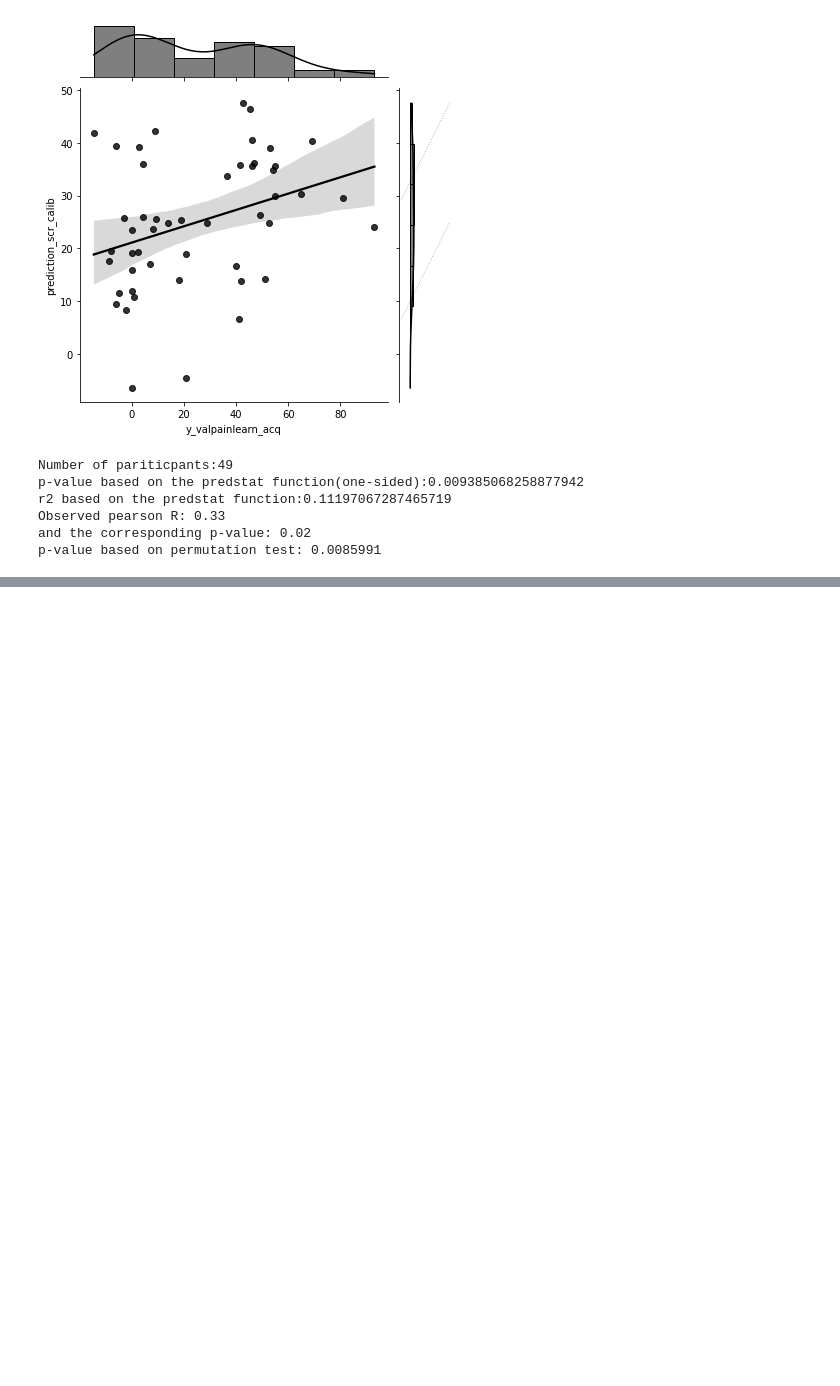
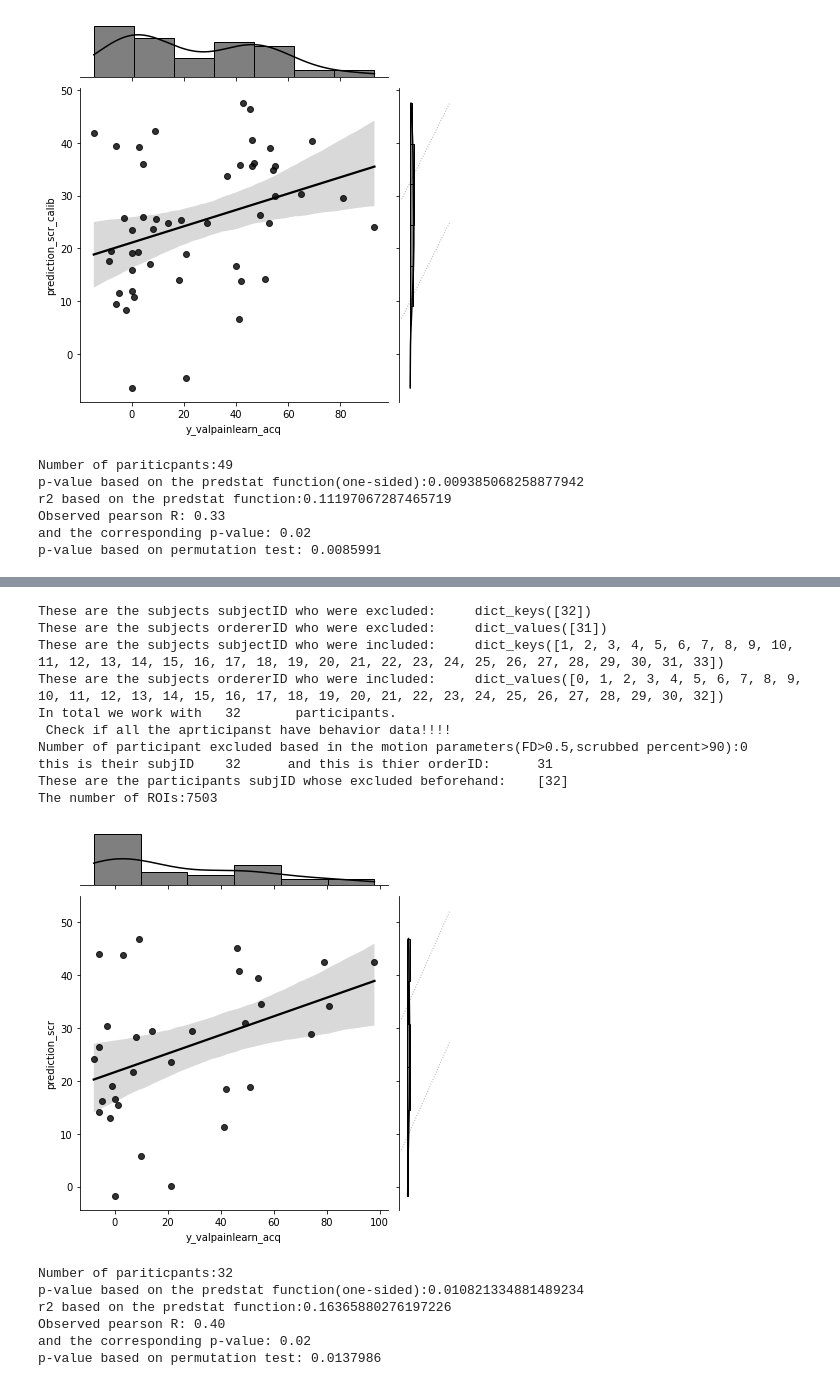
Before and after one commit to kincsesbalint/paintone_rsn, a Jupyter notebook: notebooks/validation.ipynb, the cells around one changed output, grey strips where cells are left out. Cells and saved outputs as stored; diff of their text form; code cells hidden in the pictures; blank space fills up the shorter version.

Commit message:
validation on extended sample

```diff
--- a/notebooks/validation.ipynb
+++ b/notebooks/validation.ipynb
@@ -281,0 +265,72 @@ concat_feature.to_csv("C:/Users/lenov/PycharmProjects/paintone_rsn/data_in/valid
+# %%
+pathtovalidationsmpl_1="C:/Users/lenov/PycharmProjects/paintone_rsn/data_in/validation_smpl1/"
+vs1_dict_subjID_idx = load_subjectiid(pathtovalidationsmpl_1+'subjectsIDs.txt')
+vs1_subjID_idx_incl, subjID_idx_excl,motioninf_curr = exclusion(pathtovalidationsmpl_1+'motion_summary.csv',
+                                             dict_subjID_idx=vs1_dict_subjID_idx,
+                                             excl_subj=[32],
+                                             FD_limit=0.5,
+                                             percscrublimit = 90) #8,17,20,24,26,
+# 5-felt asleep during the scan,but he is removed anyway bc of motion
+# 32-incidental finding, registration does not work well
+timeseries_vs1, \
+labels, \
+loadedsubjpath, \
+vectorizedlabels, \
+listoflabelpairs = load_timeseries(pathtovalidationsmpl_1+'regional_timeseries/',
+                                   vs1_subjID_idx_incl.values(),
+                                   fddir=[pathtovalidationsmpl_1+"calculate_FD_Power/mapflow/"],
+                                   numofexlcvolsatthebeg=0)
+X, cm = connectivity_matrix(timeseries_vs1)
+
+vs1_features_scr = pd.DataFrame(X,
+            columns=(vectorizedlabels),
+            index = vs1_subjID_idx_incl.keys())
+
+# load behavior data which was preprocessed with R
+vs1_behav = pd.read_csv(pathtovalidationsmpl_1+'validation_smpl1_behav.csv', #allbehavdata.csv',
+                         index_col=['sub'],
+                          ).loc[vs1_subjID_idx_incl.keys(),:]
+
+vs1_behav['prediction_scr']=m_scr.predict(vs1_features_scr.to_numpy())
+# vs1_behav['prediction_scr_firstvolsexcl']=m0_scr_first5excl.predict(vs1_features_scr)
+obsvar='y_valpainlearn_acq'
+predvar='prediction_scr'
+dataset=vs1_behav
+myml.plot_prediction(dataset[obsvar],dataset[predvar])
+p_value_myml, r_2_myml, residual, regline = myml.pred_stat(dataset[obsvar],
+                                                           dataset[predvar],robust=False,
+                                                           regside='greater')
+print('Number of pariticpants:'+str(len(dataset)))
+print('p-value based on the predstat function(one-sided):' + str(p_value_myml))
+print('r2 based on the predstat function:' + str(r_2_myml))
+print('Observed pearson R: %.2f' % pearsonr(dataset[obsvar],
+                                            dataset[predvar])[0])
+print('and the corresponding p-value: %.2f' % pearsonr(dataset[obsvar],
+                                                       dataset[predvar])[1])
+
+
+p_value_perm = myml.permutation_test(dataset[obsvar],
+                                dataset[predvar],
+                           method='approximate',
+                           func=lambda x, y: np.corrcoef(x,y)[1][0],
+                           num_rounds=10000,
+                           seed=0)
+print('p-value based on permutation test: %.7f' % p_value_perm)
+# %% [output]
+These are the subjects subjectID who were excluded:     dict_keys([32])
+These are the subjects ordererID who were excluded:     dict_values([31])
+These are the subjects subjectID who were included:     dict_keys([1, 2, 3, 4, 5, 6, 7, 8, 9, 10, 11, 12, 13, 14, 15, 16, 17, 18, 19, 20, 21, 22, 23, 24, 25, 26, 27, 28, 29, 30, 31, 33])
+These are the subjects ordererID who were included:     dict_values([0, 1, 2, 3, 4, 5, 6, 7, 8, 9, 10, 11, 12, 13, 14, 15, 16, 17, 18, 19, 20, 21, 22, 23, 24, 25, 26, 27, 28, 29, 30, 32])
+In total we work with   32       participants.
+ Check if all the aprticipanst have behavior data!!!!
+Number of participant excluded based in the motion parameters(FD>0.5,scrubbed percent>90):0
+this is their subjID    32      and this is thier orderID:      31
+These are the participants subjID whose excluded beforehand:    [32]
+The number of ROIs:7503
+[figure, added]
+Number of pariticpants:32
+p-value based on the predstat function(one-sided):0.010821334881489234
+r2 based on the predstat function:0.16365880276197226
+Observed pearson R: 0.40
+and the corresponding p-value: 0.02
+p-value based on permutation test: 0.0137986
```
Also changed, not shown: parts of 7 cells of this notebook.
